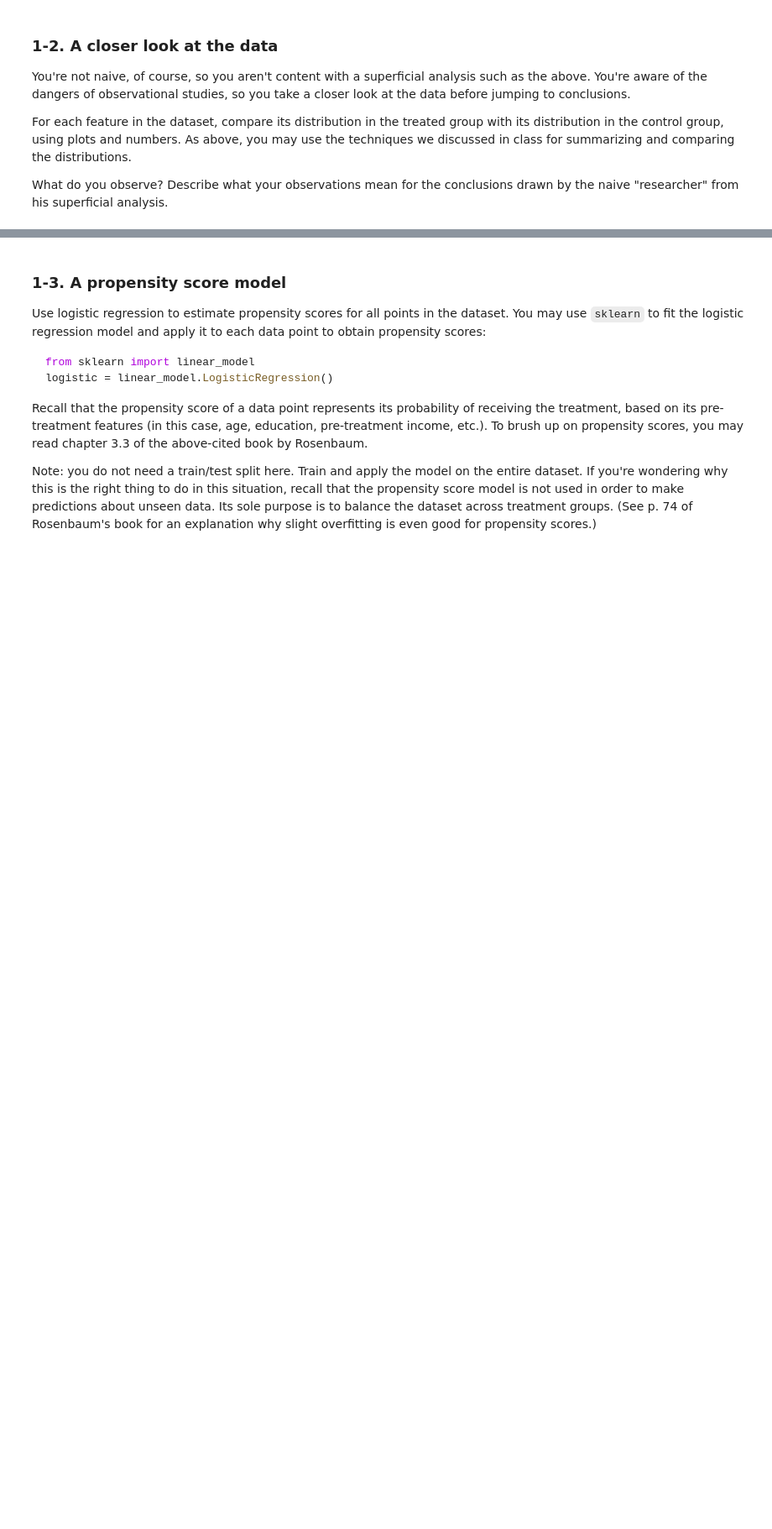
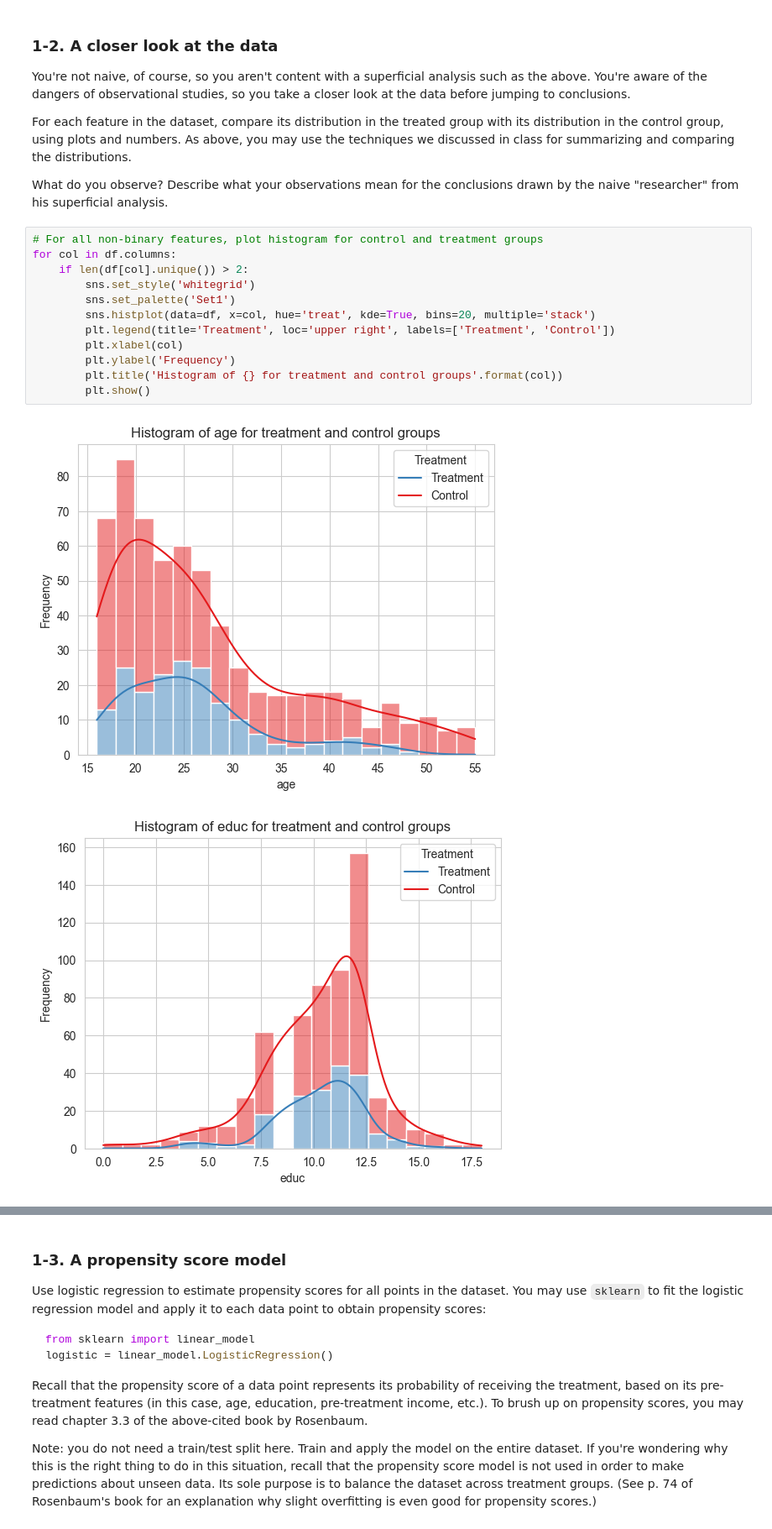
Before and after one commit to amirsoleix/exploratory-data-analysis, a Jupyter notebook: EDA-notebook.ipynb, the cells around one changed output, grey strips where cells are left out. Shown at 84% size. Cells and saved outputs as stored; diff of their text form; blank space fills up the shorter version.

```diff
--- a/EDA-notebook.ipynb
+++ b/EDA-notebook.ipynb
@@ -51,3 +130,18 @@ As above, you may use the techniques we discussed in class for summarizing and c
 
 What do you observe?
 Describe what your observations mean for the conclusions drawn by the naive "researcher" from his superficial analysis.
+# %%
+# For all non-binary features, plot histogram for control and treatment groups
+for col in df.columns:
+    if len(df[col].unique()) > 2:
+        sns.set_style('whitegrid')
+        sns.set_palette('Set1')
+        sns.histplot(data=df, x=col, hue='treat', kde=True, bins=20, multiple='stack')
+        plt.legend(title='Treatment', loc='upper right', labels=['Treatment', 'Control'])
+        plt.xlabel(col)
+        plt.ylabel('Frequency')
+        plt.title('Histogram of {} for treatment and control groups'.format(col))
+        plt.show()
+# %% [output]
+[figure, added]
+[figure, added]
```
Also changed, not shown: parts of 22 cells of this notebook.
